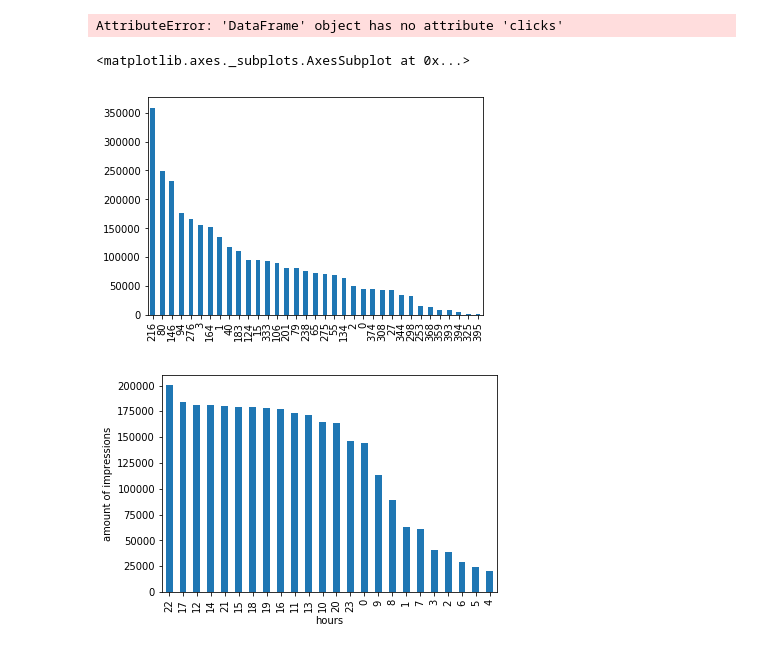
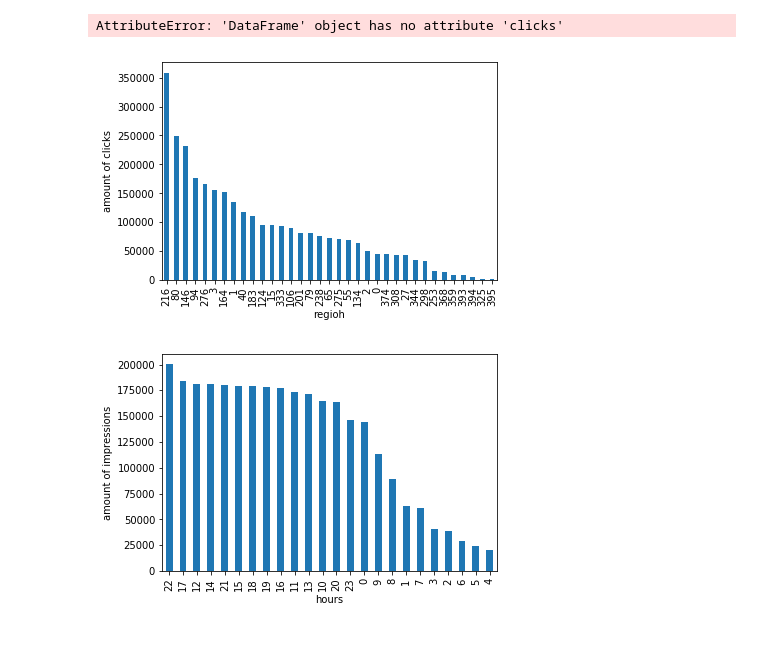
Before and after one commit to aynetdia/Budget_Constrained_Bidding, a Jupyter notebook: Tutorial.ipynb, the cells around one changed output. Saved outputs shown, nothing was run; the diff lists cells and outputs as text; code cells hidden in the pictures.

```diff
--- a/Tutorial.ipynb
+++ b/Tutorial.ipynb
@@ -318,9 +320,11 @@ df_bid_train.clicks.value_counts()
 # %% [output]
 AttributeError: 'DataFrame' object has no attribute 'clicks'
 # %%
-# Region
+# # amount of impressions bases on regions
 df_bid_train.region.value_counts().plot(kind='bar')
+plt.ylabel('amount of clicks')
+plt.xlabel('regioh')
+plt.show()
 # %% [output]
-<matplotlib.axes._subplots.AxesSubplot at 0x...>
-[figure, old version]
+[figure, new version]
 # %%
```
Also changed, not shown: parts of 21 cells of this notebook.
